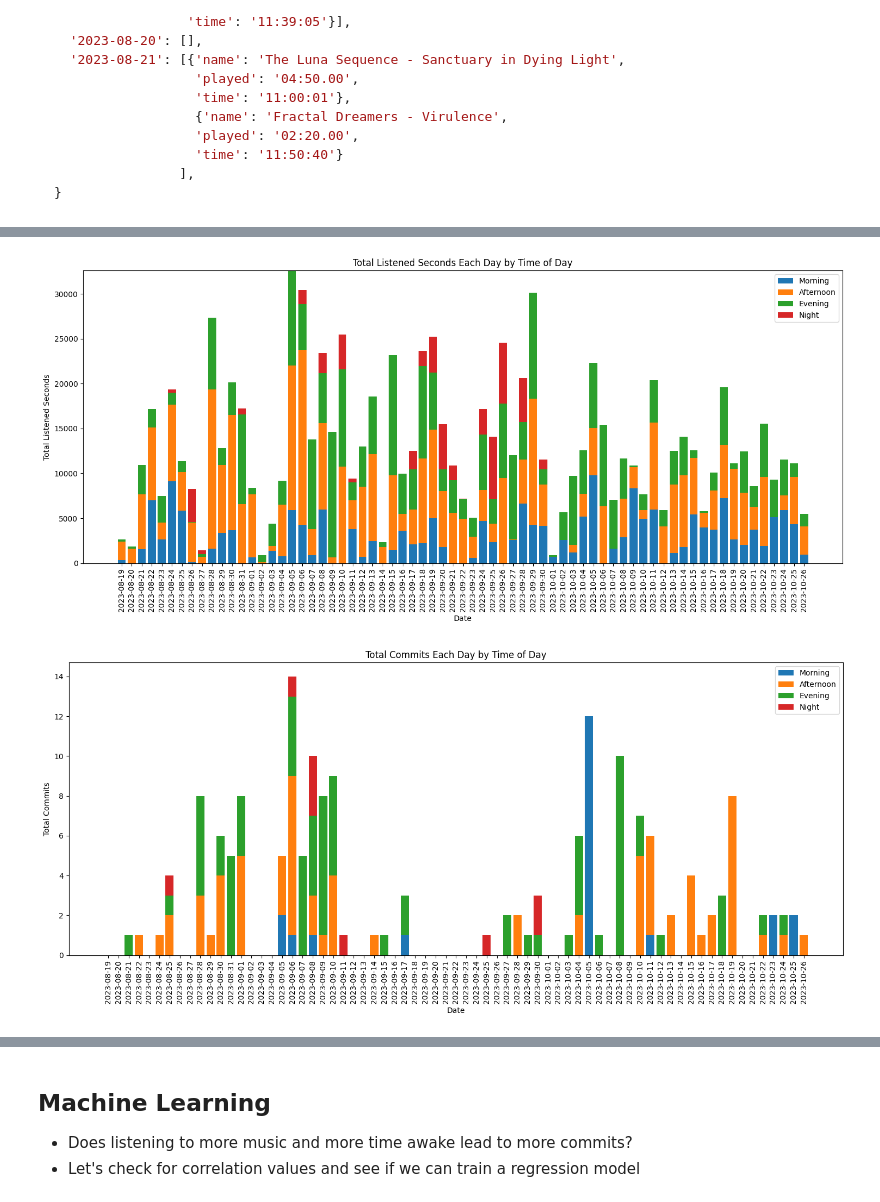
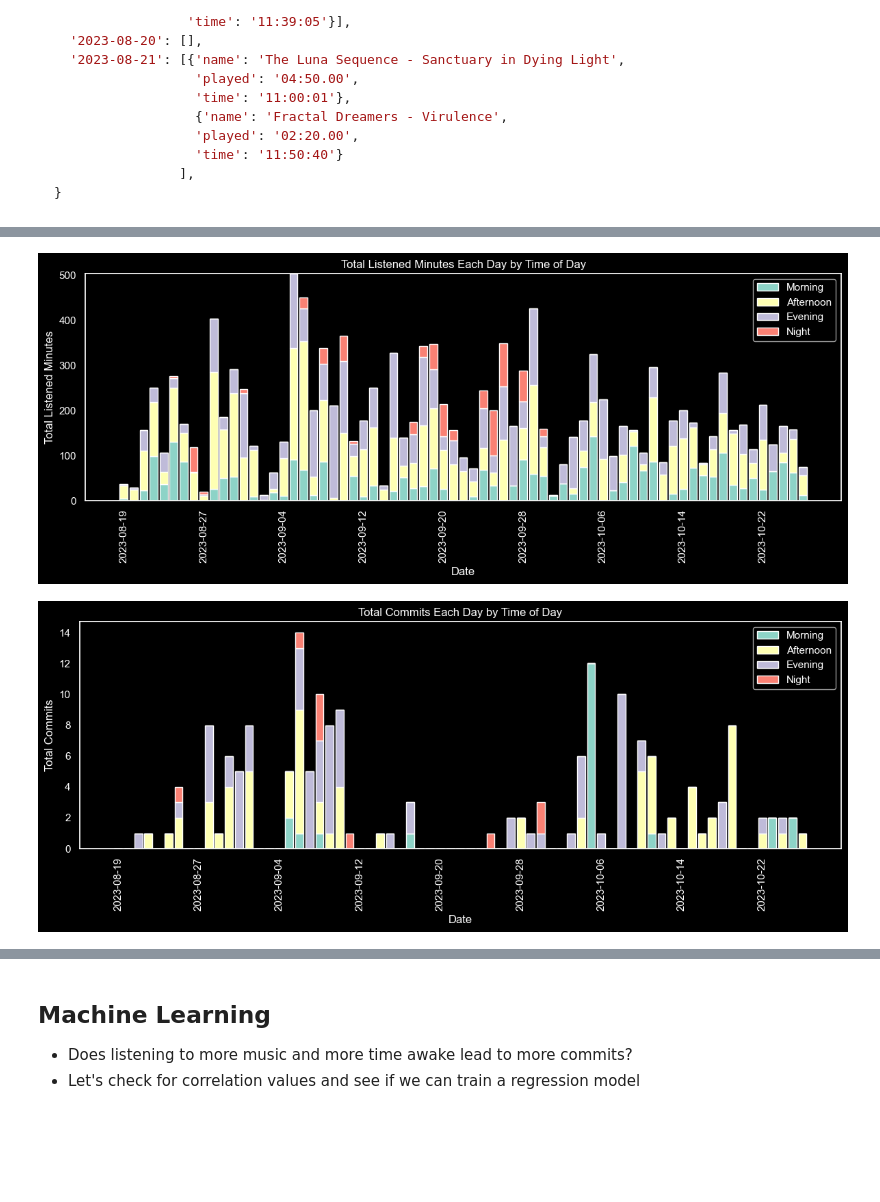
Before and after one commit to akifisitan/rhythms-of-code, a Jupyter notebook: project.ipynb, the cells around one changed output, grey strips where cells are left out. Drawn from its saved outputs; the diff is of its cells as text; code cells hidden in the pictures; blank space fills up the shorter version.

```diff
--- a/project.ipynb
+++ b/project.ipynb
@@ -311,5 +311,11 @@ for date, songs in listened_data.items():
 
 # Create pandas dataframe from processed dictionary
 df = pd.DataFrame.from_dict(data_frame, orient="index")
+# %%
+# df.info()
+df.head(69)
+df.to_clipboard()
+df = df.drop(columns=["wake", "sleep"])
+df.sample(10).to_json("test.json", orient="index")
 # %%
 # Display dataframe summary
@@ -339,11 +344,17 @@ df.sample(7)
 # %%
 import matplotlib.pyplot as plt
 import seaborn as sns
+from matplotlib.ticker import MaxNLocator
+
+sns.set_context("notebook")
+sns.set_palette("dark")
+plt.style.use('dark_background')
 
 plt.title("Total Listened Minutes")
 plt.xlabel("Date")
 plt.ylabel("Minutes")
-sns.lineplot(data=df["total_listened_seconds"] // 60, marker='o')
+sns.lineplot(data=df["total_listened_minutes"], marker='o')
+plt.gca().xaxis.set_major_locator(MaxNLocator(nbins=10))
 plt.xticks(rotation=90)
 plt.gcf().set_size_inches(12, 5)
 plt.show()
@@ -352,12 +362,0 @@ plt.show()
-# %%
-plt.title("Total Listened Minutes by Time of Day")
-plt.xlabel("Time of Day")
-plt.ylabel("Minutes")
-df["morning_listened_minutes"] = df["morning_listened_seconds"] // 60
-df["afternoon_listened_minutes"] = df["afternoon_listened_seconds"] // 60
-df["evening_listened_minutes"] = df["evening_listened_seconds"] // 60
-df["night_listened_minutes"] = df["night_listened_seconds"] // 60
-sns.barplot(data=df[["morning_listened_minutes", "afternoon_listened_minutes", "evening_listened_minutes", "night_listened_minutes"]], errorbar=None)
-plt.xticks([0, 1, 2, 3], ["Morning", "Afternoon", "Evening", "Night"])
-plt.grid(axis='y')
-plt.show()
@@ -366,27 +374,31 @@ plt.show()
 # %%
 # Plotting stacked bar plot
-plt.figure(figsize=(15, 7))
-plt.bar(df.index, df['morning_listened_seconds'], label='Morning')
-plt.bar(df.index, df['afternoon_listened_seconds'], bottom=df['morning_listened_seconds'], label='Afternoon')
-plt.bar(df.index, df['evening_listened_seconds'], bottom=df['morning_listened_seconds'] + df['afternoon_listened_seconds'], label='Evening')
-plt.bar(df.index, df['night_listened_seconds'], bottom=df['morning_listened_seconds'] + df['afternoon_listened_seconds'] + df['evening_listened_seconds'], label='Night')
+plt.figure(figsize=(12, 5))
+plt.gcf().set_size_inches(12, 5)
+plt.bar(df.index, df['morning_listened_minutes'], label='Morning')
+plt.bar(df.index, df['afternoon_listened_minutes'], bottom=df['morning_listened_minutes'], label='Afternoon')
+plt.bar(df.index, df['evening_listened_minutes'], bottom=df['morning_listened_minutes'] + df['afternoon_listened_minutes'], label='Evening')
+plt.bar(df.index, df['night_listened_minutes'], bottom=df['morning_listened_minutes'] + df['afternoon_listened_minutes'] + df['evening_listened_minutes'], label='Night')
 plt.xticks(ticks=df.index, rotation=90)
+plt.gca().xaxis.set_major_locator(MaxNLocator(nbins=10))
 plt.xlabel('Date')
-plt.ylabel('Total Listened Seconds')
-plt.title('Total Listened Seconds Each Day by Time of Day')
+plt.ylabel('Total Listened Minutes')
+plt.title('Total Listened Minutes Each Day by Time of Day')
 plt.legend()
 plt.tight_layout()
 plt.show()
 # %% [output]
-[figure, old version]
+[figure, new version]
 # %%
 # Plotting stacked bar plot
-plt.figure(figsize=(15, 7))
+plt.figure(figsize=(12, 5))
+plt.gcf().set_size_inches(12, 5)
 plt.bar(df.index, df['morning_commit_count'], label='Morning')
 plt.bar(df.index, df['afternoon_commit_count'], bottom=df['morning_commit_count'], label='Afternoon')
 plt.bar(df.index, df['evening_commit_count'], bottom=df['morning_commit_count'] + df['afternoon_commit_count'], label='Evening', )
 plt.bar(df.index, df['night_commit_count'], bottom=df['morning_commit_count'] + df['afternoon_commit_count'] + df['evening_commit_count'], label='Night')
 plt.xticks(ticks=df.index, rotation=90)
+plt.gca().xaxis.set_major_locator(MaxNLocator(nbins=10))
 plt.xlabel('Date')
 plt.ylabel('Total Commits')
 plt.title('Total Commits Each Day by Time of Day')
@@ -394,6 +406,6 @@ plt.legend()
 plt.tight_layout()
 plt.show()
 # %% [output]
-[figure, old version]
+[figure, new version]
 # %%
 # Plotting a line chart with multiple lines for different times of the day
```
Also changed, not shown: parts of 18 cells of this notebook, 15 other files.
